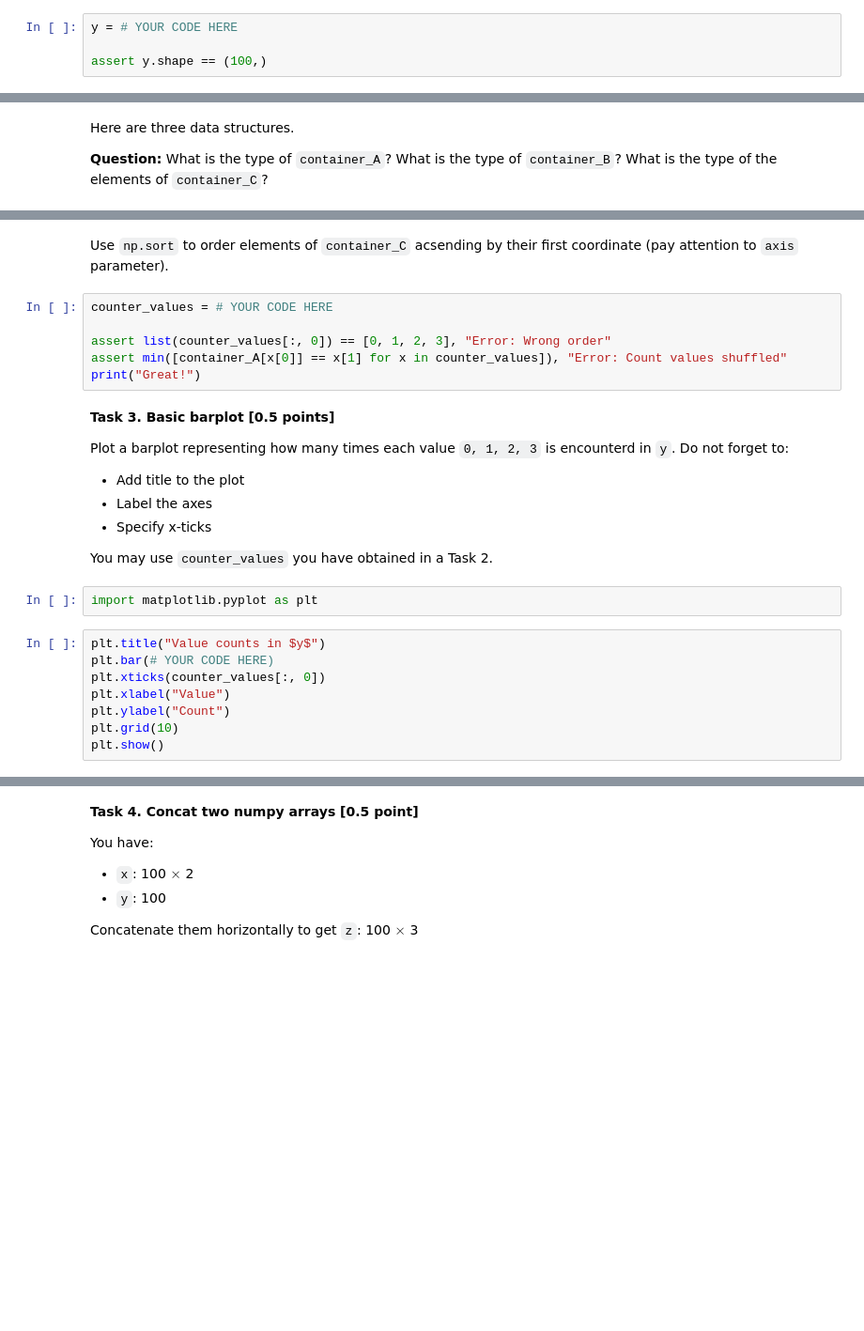
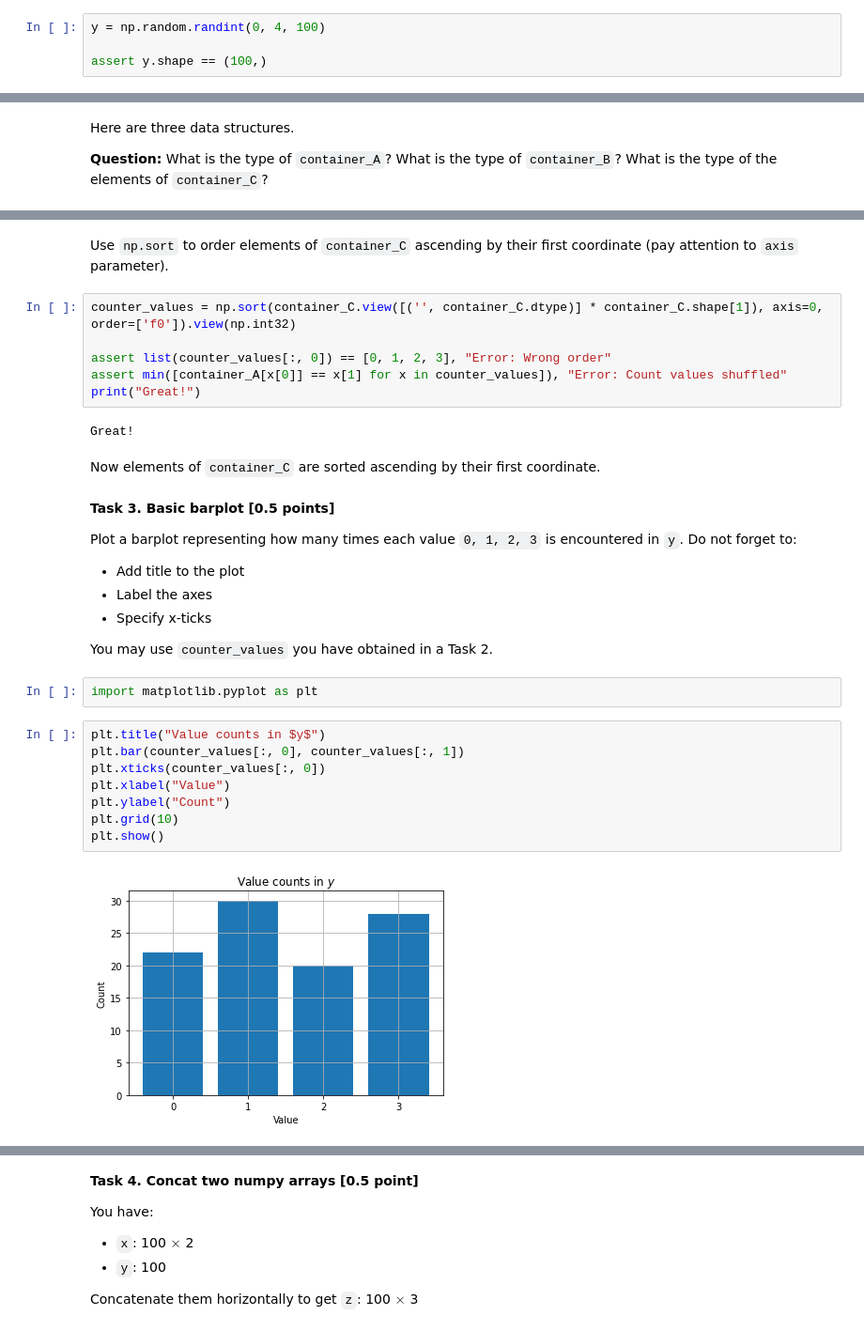
Before and after one commit to eugeuie/machine-learning, a Jupyter notebook: homework_1_numpy_pandas_matplotlib/2021_lab01_m103_Abdullaeva_Evgenia.ipynb, the cells around one changed output, grey strips where cells are left out. Shown: that part at 94% size. Cells and saved outputs as stored; diff of their text form; blank space fills up the shorter version.

```diff
--- a/homework_1_numpy_pandas_matplotlib/2021_lab01_m103_Abdullaeva_Evgenia.ipynb
+++ b/homework_1_numpy_pandas_matplotlib/2021_lab01_m103_Abdullaeva_Evgenia.ipynb
@@ -118,4 +155,4 @@ Create a 1-dimensional numpy array `y` of 100 random **integers** from $U\{0, 1,
 # %%
-y = # YOUR CODE HERE
+y = np.random.randint(0, 4, 100)
 
 assert y.shape == (100,)
@@ -139,15 +189,19 @@ Here are three data structures.
 # %% [markdown]
-Use `np.sort` to order elements of `container_C` acsending by their first coordinate (pay attention to `axis` parameter).
+Use `np.sort` to order elements of `container_C` ascending by their first coordinate (pay attention to `axis` parameter).
 # %%
-counter_values = # YOUR CODE HERE
+counter_values = np.sort(container_C.view([('', container_C.dtype)] * container_C.shape[1]), axis=0, order=['f0']).view(np.int32)
 
 assert list(counter_values[:, 0]) == [0, 1, 2, 3], "Error: Wrong order"
 assert min([container_A[x[0]] == x[1] for x in counter_values]), "Error: Count values shuffled"
 print("Great!")
+# %% [output]
+Great!
+# %% [markdown]
+Now elements of `container_C` are sorted ascending by their first coordinate.
 # %% [markdown]
 **Task 3. Basic barplot [0.5 points]**
 
-Plot a barplot representing how many times each value `0, 1, 2, 3` is encounterd in `y`. Do not forget to:
+Plot a barplot representing how many times each value `0, 1, 2, 3` is encountered in `y`. Do not forget to:
 - Add title to the plot
 - Label the axes
 - Specify x-ticks
@@ -157,9 +211,11 @@ You may use `counter_values` you have obtained in a Task 2.
 import matplotlib.pyplot as plt
 # %%
 plt.title("Value counts in $y$")
-plt.bar(# YOUR CODE HERE)
+plt.bar(counter_values[:, 0], counter_values[:, 1])
 plt.xticks(counter_values[:, 0])
 plt.xlabel("Value")
 plt.ylabel("Count")
 plt.grid(10)
 plt.show()
+# %% [output]
+[figure, added]
```
Also changed, not shown: parts of 25 cells of this notebook, 5 other files.
